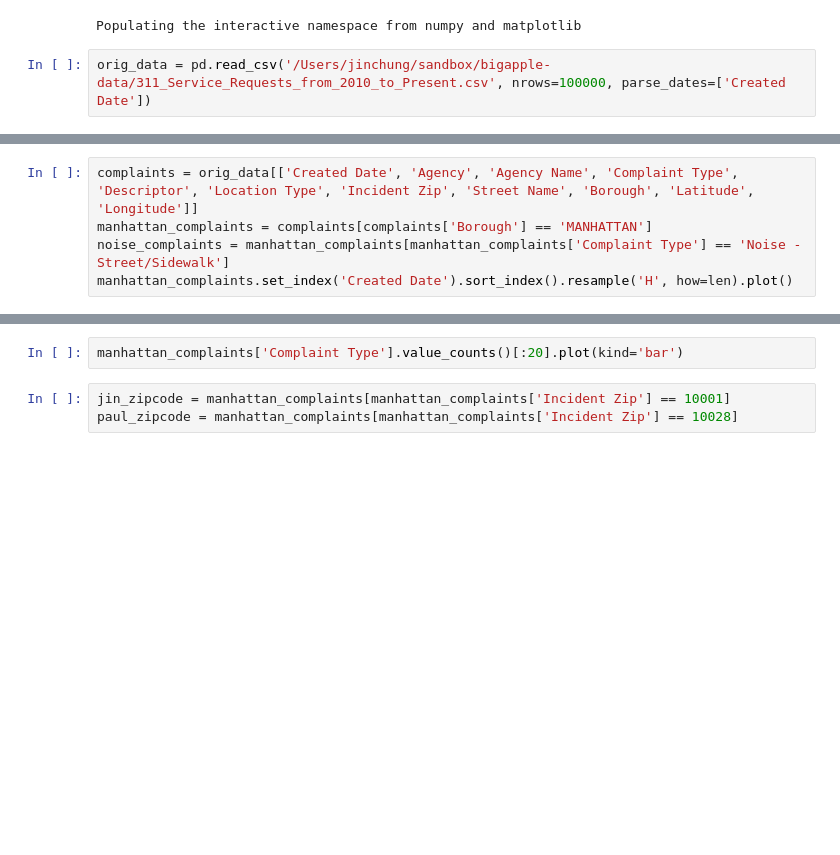
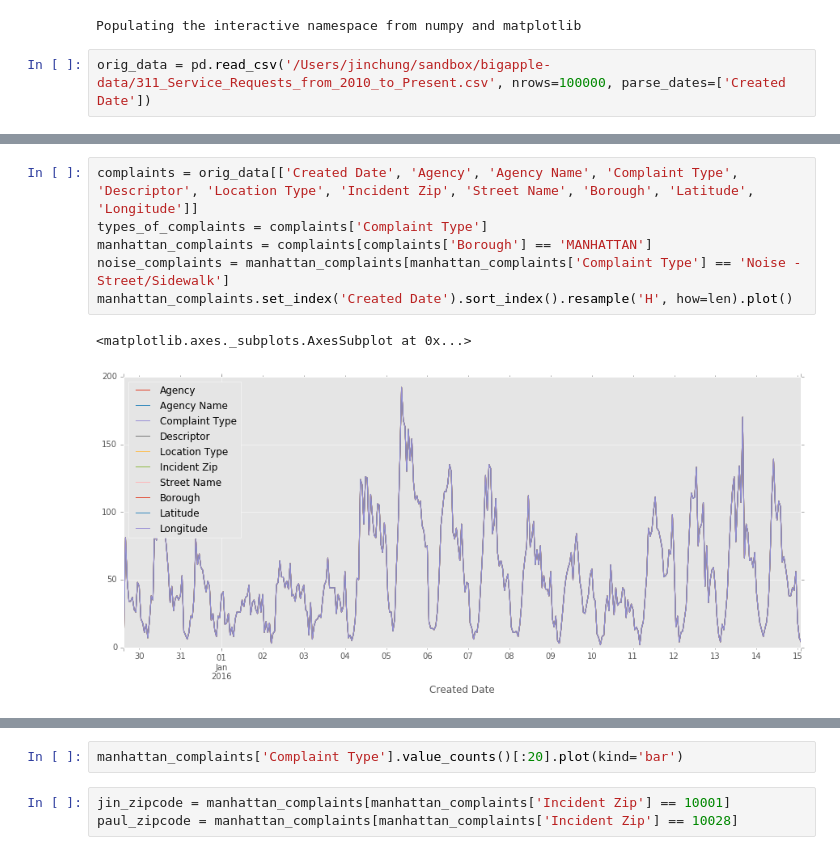
Before and after one commit to jinchung/bigapple, a Jupyter notebook: bigapple/tres uno uno.ipynb, the cells around one changed output, grey strips where cells are left out. Drawn from its saved outputs; the diff is of its cells as text; blank space fills up the shorter version.

```diff
--- a/bigapple/tres uno uno.ipynb
+++ b/bigapple/tres uno uno.ipynb
@@ -16,5 +19,9 @@ plot(orig_data['Longitude'], orig_data['Latitude'], '.', color="purple")
 # %%
 complaints = orig_data[['Created Date', 'Agency', 'Agency Name', 'Complaint Type', 'Descriptor', 'Location Type', 'Incident Zip', 'Street Name', 'Borough', 'Latitude', 'Longitude']]
+types_of_complaints = complaints['Complaint Type']
 manhattan_complaints = complaints[complaints['Borough'] == 'MANHATTAN']
 noise_complaints = manhattan_complaints[manhattan_complaints['Complaint Type'] == 'Noise - Street/Sidewalk']
 manhattan_complaints.set_index('Created Date').sort_index().resample('H', how=len).plot()
+# %% [output]
+<matplotlib.axes._subplots.AxesSubplot at 0x...>
+[figure, added]
```
Also changed, not shown: parts of 6 cells of this notebook, 1 other file.
